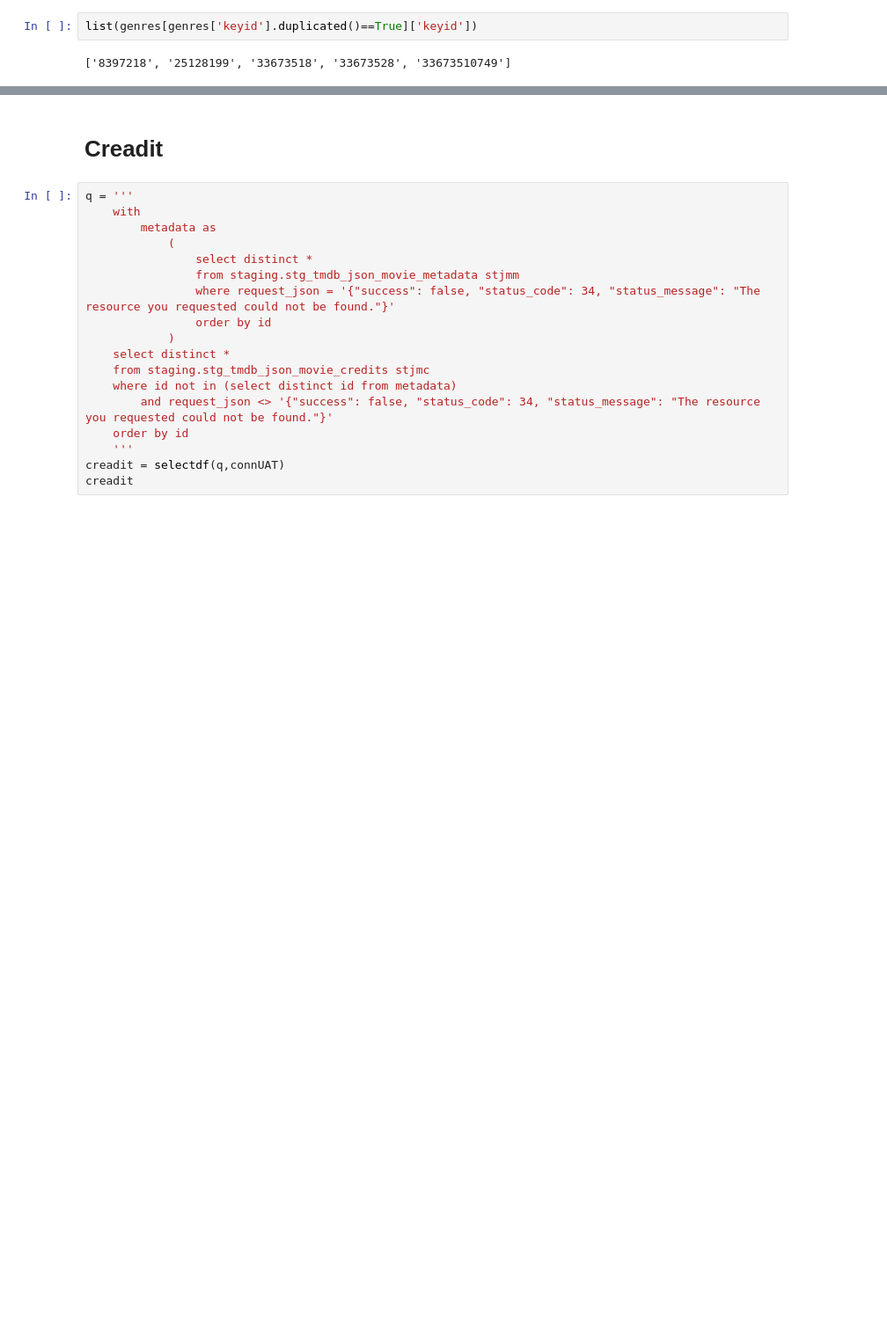
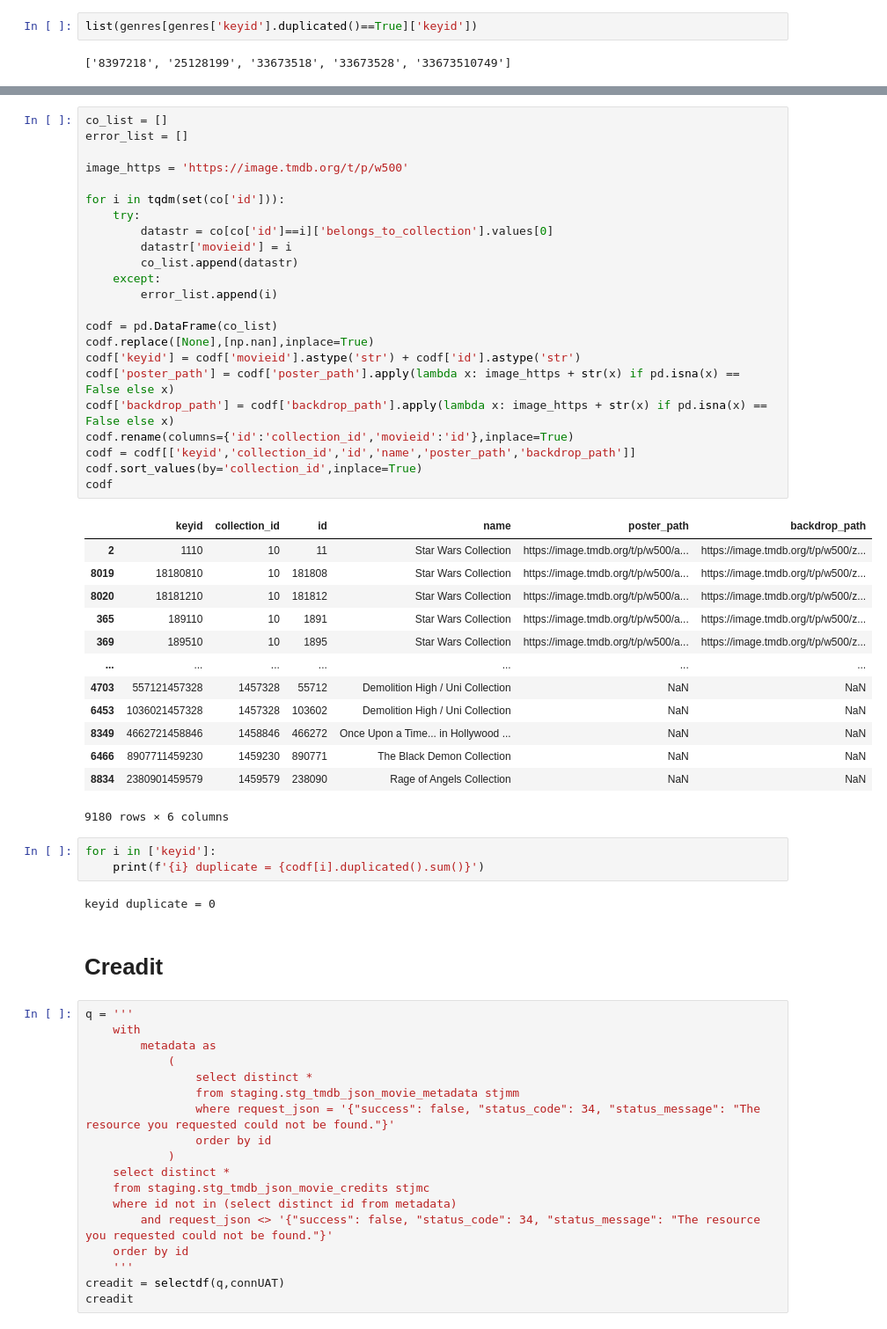
Before and after one commit to DK-Hieu/PTPM_project, a Jupyter notebook: prod/test.ipynb, the cells around one changed output, grey strips where cells are left out. Shown: that part at 88% size. Cells and saved outputs as stored; diff of their text form; blank space fills up the shorter version.

```diff
--- a/prod/test.ipynb
+++ b/prod/test.ipynb
@@ -359,3 +478,45 @@ list(genres[genres['keyid'].duplicated()==True]['keyid'])
+# %%
+co_list = []
+error_list = []
+
+image_https = 'https://image.tmdb.org/t/p/w500'
+
+for i in tqdm(set(co['id'])):
+    try:
+        datastr = co[co['id']==i]['belongs_to_collection'].values[0]
+        datastr['movieid'] = i
+        co_list.append(datastr)
+    except:
+        error_list.append(i)
+
+codf = pd.DataFrame(co_list)
+codf.replace([None],[np.nan],inplace=True)
+codf['keyid'] = codf['movieid'].astype('str') + codf['id'].astype('str')
+codf['poster_path'] = codf['poster_path'].apply(lambda x: image_https + str(x) if pd.isna(x) == False else x)
+codf['backdrop_path'] = codf['backdrop_path'].apply(lambda x: image_https + str(x) if pd.isna(x) == False else x)
+codf.rename(columns={'id':'collection_id','movieid':'id'},inplace=True)
+codf = codf[['keyid','collection_id','id','name','poster_path','backdrop_path']]
+codf.sort_values(by='collection_id',inplace=True)
+codf
+# %% [output]
+|  | keyid | collection_id | id | name | poster_path | backdrop_path |
+| 2 | 1110 | 10 | 11 | Star Wars Collection | https://image.tmdb.org/t/p/w500/a... | https://image.tmdb.org/t/p/w500/z... |
+| 8019 | 18180810 | 10 | 181808 | Star Wars Collection | https://image.tmdb.org/t/p/w500/a... | https://image.tmdb.org/t/p/w500/z... |
+| 8020 | 18181210 | 10 | 181812 | Star Wars Collection | https://image.tmdb.org/t/p/w500/a... | https://image.tmdb.org/t/p/w500/z... |
+| 365 | 189110 | 10 | 1891 | Star Wars Collection | https://image.tmdb.org/t/p/w500/a... | https://image.tmdb.org/t/p/w500/z... |
+| 369 | 189510 | 10 | 1895 | Star Wars Collection | https://image.tmdb.org/t/p/w500/a... | https://image.tmdb.org/t/p/w500/z... |
+| ... | ... | ... | ... | ... | ... | ... |
+| 4703 | 557121457328 | 1457328 | 55712 | Demolition High / Uni Collection | NaN | NaN |
+| 6453 | 1036021457328 | 1457328 | 103602 | Demolition High / Uni Collection | NaN | NaN |
+| 8349 | 4662721458846 | 1458846 | 466272 | Once Upon a Time... in Hollywood ... | NaN | NaN |
+| 6466 | 8907711459230 | 1459230 | 890771 | The Black Demon Collection | NaN | NaN |
+| 8834 | 2380901459579 | 1459579 | 238090 | Rage of Angels Collection | NaN | NaN |
+9180 rows × 6 columns
+# %%
+for i in ['keyid']:
+    print(f'{i} duplicate = {codf[i].duplicated().sum()}')
+# %% [output]
+keyid duplicate = 0
 # %% [markdown]
 # Creadit
 # %%
```
Also changed, not shown: parts of 19 cells of this notebook, 17 other files.
